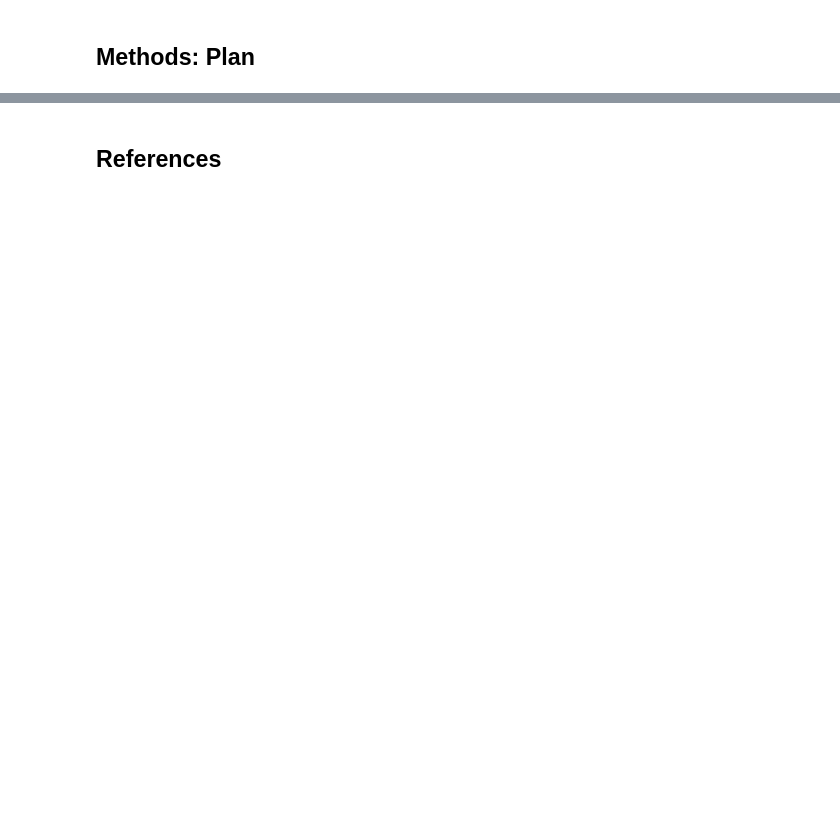
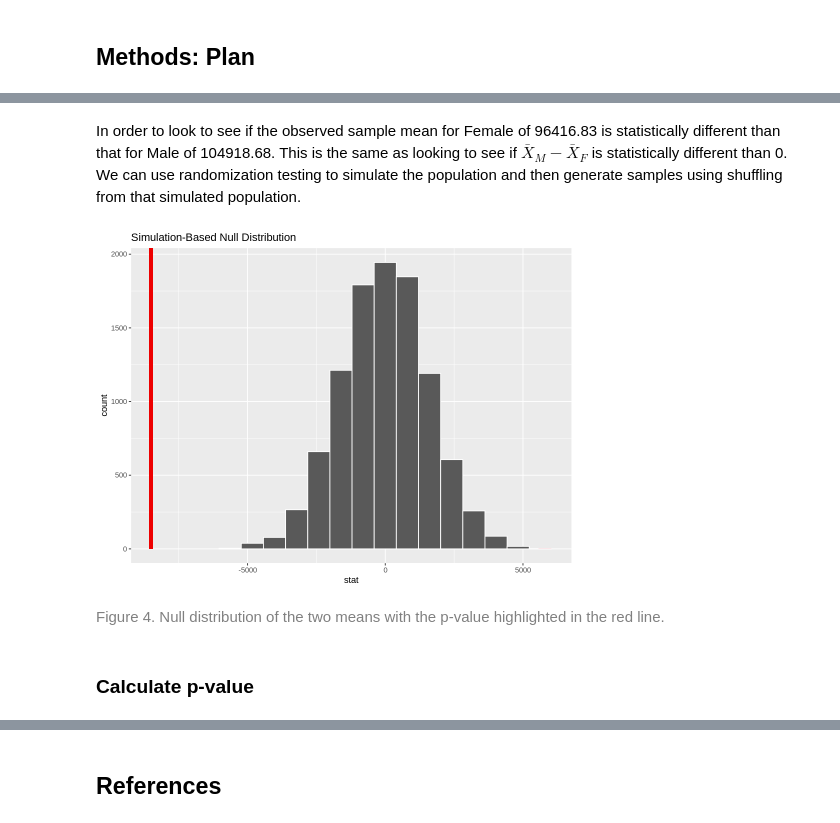
Before and after one commit to kristennli/stat201, a Jupyter notebook: Project Proposal.ipynb, the cells around one changed output, grey strips where cells are left out. Drawn from its saved outputs; the diff is of its cells as text; code cells hidden in the pictures; blank space fills up the shorter version.

Commit message:
Hypothesis testing done

```diff
--- a/Project Proposal.ipynb
+++ b/Project Proposal.ipynb
@@ -211,0 +255,8 @@ According to Statistics Canada’s report, the gender wage gap persists. We expe
+# %%
+d_hat <- df_new %>%
+  specify(income ~ Gender) %>%
+  calculate(
+    stat = "diff in means",
+    order = c("Female", "Male")
+  )
+d_hat
@@ -211,0 +268,22 @@ According to Statistics Canada’s report, the gender wage gap persists. We expe
+# %% [markdown]
+In order to look to see if the observed sample mean for Female of 96416.83 is statistically different than that for Male of 104918.68. This is the same as looking to see if $\bar X_M - \bar X_F $ is statistically different than 0. We can use randomization testing to simulate the population and then generate samples using shuffling from that simulated population.
+# %%
+set.seed(123)
+null_distn_two_means <- df_new %>%
+  specify(income ~ Gender) %>%
+  hypothesize(null = "independence") %>%
+  generate(type = "permute", reps = 10000) %>%
+  calculate(
+    stat = "diff in means",
+    order = c("Female", "Male")
+  )
+# %%
+null_distn_two_means %>%
+  visualize() +
+  shade_p_value(obs_stat = d_hat, direction = "both")
+# %% [output]
+[figure, added]
+# %% [markdown]
+<font color='grey'> Figure 4. Null distribution of the two means with the p-value highlighted in the red line.
+# %% [markdown]
+### Calculate p-value
```
Also changed, not shown: parts of 40 cells of this notebook.
